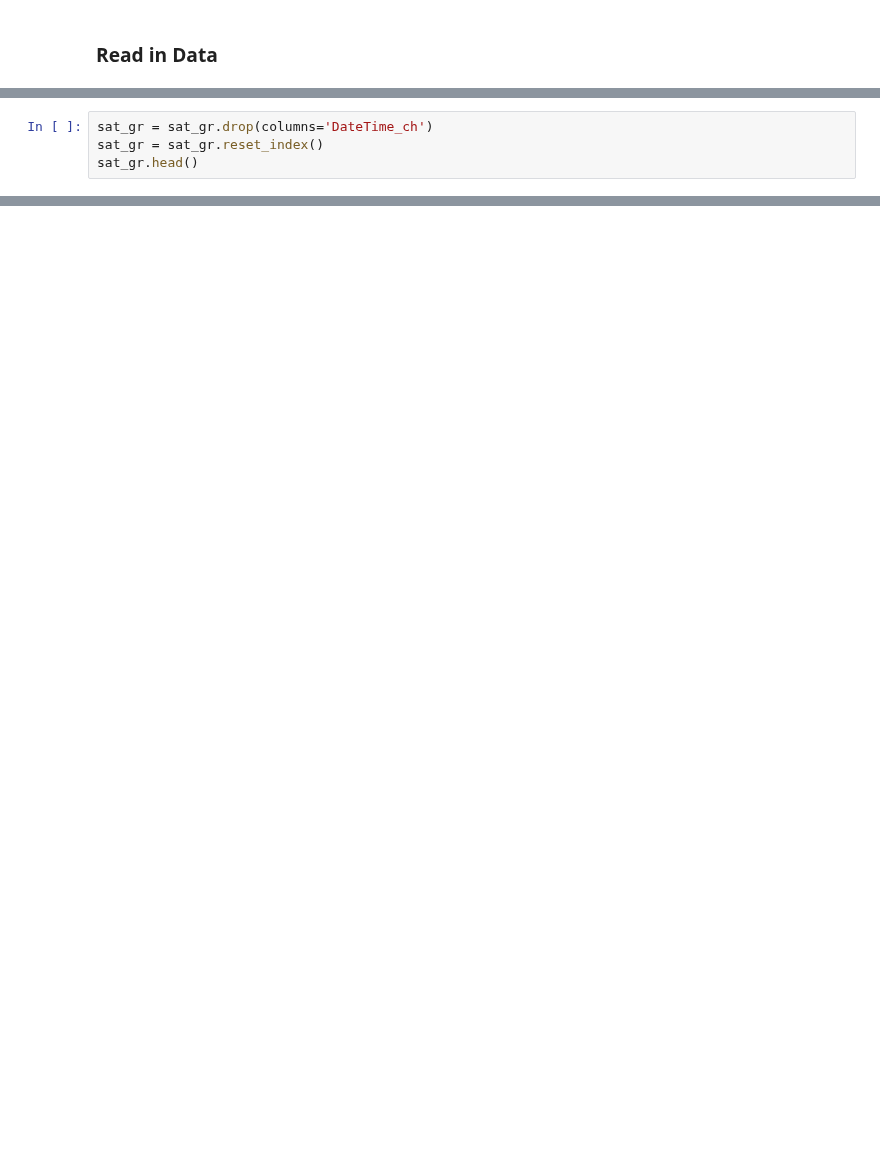
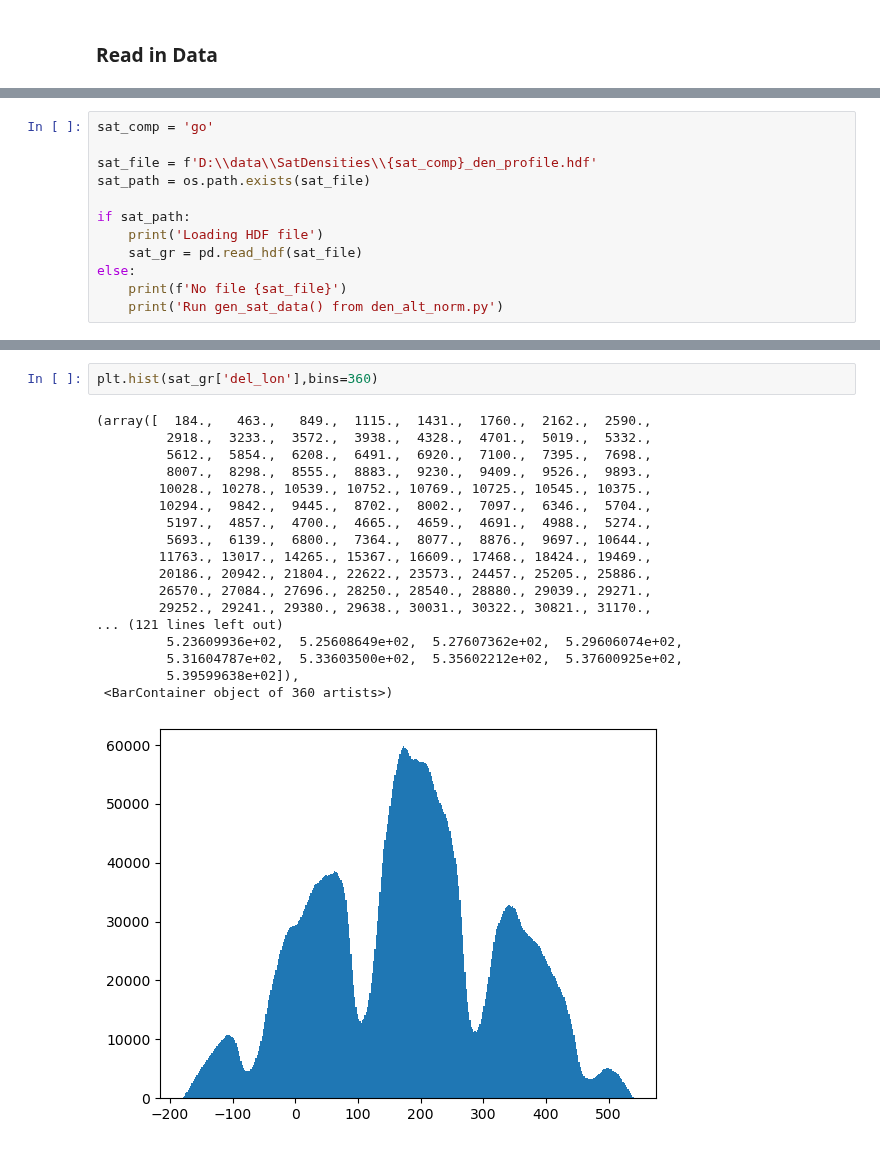
Before and after one commit to kylermurphy/SatDrag, a Jupyter notebook: Notebooks/test_den_profile.ipynb, the cells around one changed output, grey strips where cells are left out. Cells and saved outputs as stored; diff of their text form; blank space fills up the shorter version.

```diff
--- a/Notebooks/test_den_profile.ipynb
+++ b/Notebooks/test_den_profile.ipynb
@@ -128,4 +26,0 @@ D:\data\SatDensities\TOLEOS\GOCE\GO_DNS_WND_ACC_2009_11_v01.zip
-# %%
-sat_gr = sat_gr.drop(columns='DateTime_ch')
-sat_gr = sat_gr.reset_index()
-sat_gr.head()
@@ -138,0 +27,12 @@ sat_gr.head()
+# %%
+sat_comp = 'go'
+
+sat_file = f'D:\\data\\SatDensities\\{sat_comp}_den_profile.hdf'
+sat_path = os.path.exists(sat_file)
+
+if sat_path:
+    print('Loading HDF file')
+    sat_gr = pd.read_hdf(sat_file)
+else:
+    print(f'No file {sat_file}')
+    print('Run gen_sat_data() from den_alt_norm.py')
@@ -139 +51,22 @@ sat_gr.head()
+# %%
+plt.hist(sat_gr['del_lon'],bins=360)
+# %% [output]
+(array([  184.,   463.,   849.,  1115.,  1431.,  1760.,  2162.,  2590.,
+         2918.,  3233.,  3572.,  3938.,  4328.,  4701.,  5019.,  5332.,
+         5612.,  5854.,  6208.,  6491.,  6920.,  7100.,  7395.,  7698.,
+         8007.,  8298.,  8555.,  8883.,  9230.,  9409.,  9526.,  9893.,
+        10028., 10278., 10539., 10752., 10769., 10725., 10545., 10375.,
+        10294.,  9842.,  9445.,  8702.,  8002.,  7097.,  6346.,  5704.,
+         5197.,  4857.,  4700.,  4665.,  4659.,  4691.,  4988.,  5274.,
+         5693.,  6139.,  6800.,  7364.,  8077.,  8876.,  9697., 10644.,
+        11763., 13017., 14265., 15367., 16609., 17468., 18424., 19469.,
+        20186., 20942., 21804., 22622., 23573., 24457., 25205., 25886.,
+        26570., 27084., 27696., 28250., 28540., 28880., 29039., 29271.,
+        29252., 29241., 29380., 29638., 30031., 30322., 30821., 31170.,
+... (121 lines left out)
+         5.23609936e+02,  5.25608649e+02,  5.27607362e+02,  5.29606074e+02,
+         5.31604787e+02,  5.33603500e+02,  5.35602212e+02,  5.37600925e+02,
+         5.39599638e+02]),
+ <BarContainer object of 360 artists>)
+[figure, added]
 # %%
```
Also changed, not shown: parts of 13 cells of this notebook, 1 other file.
